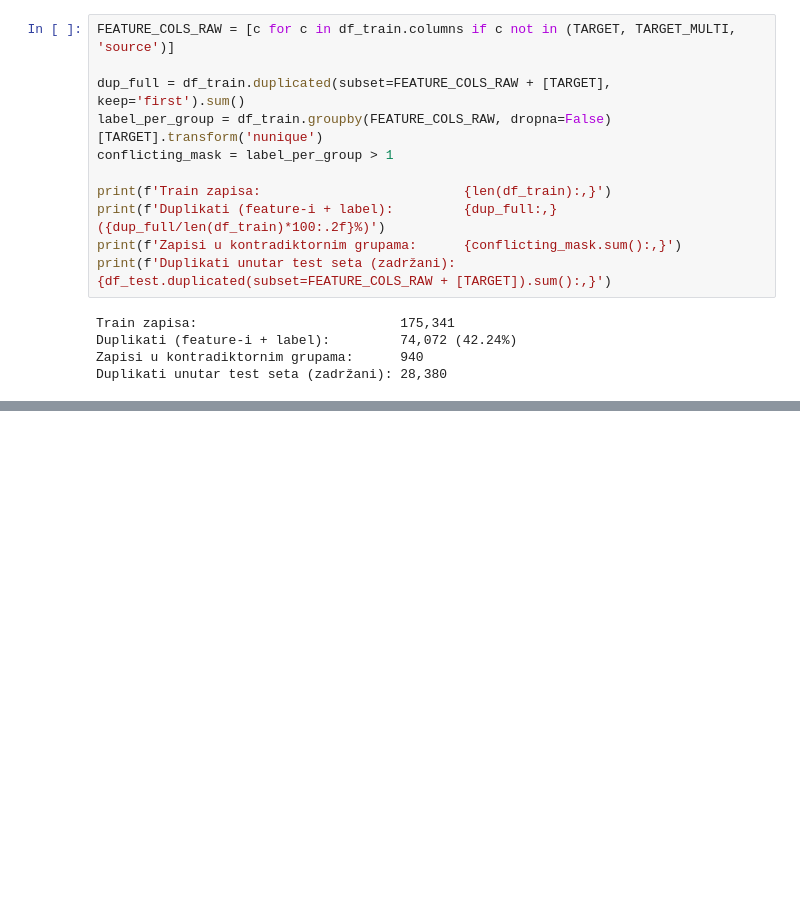
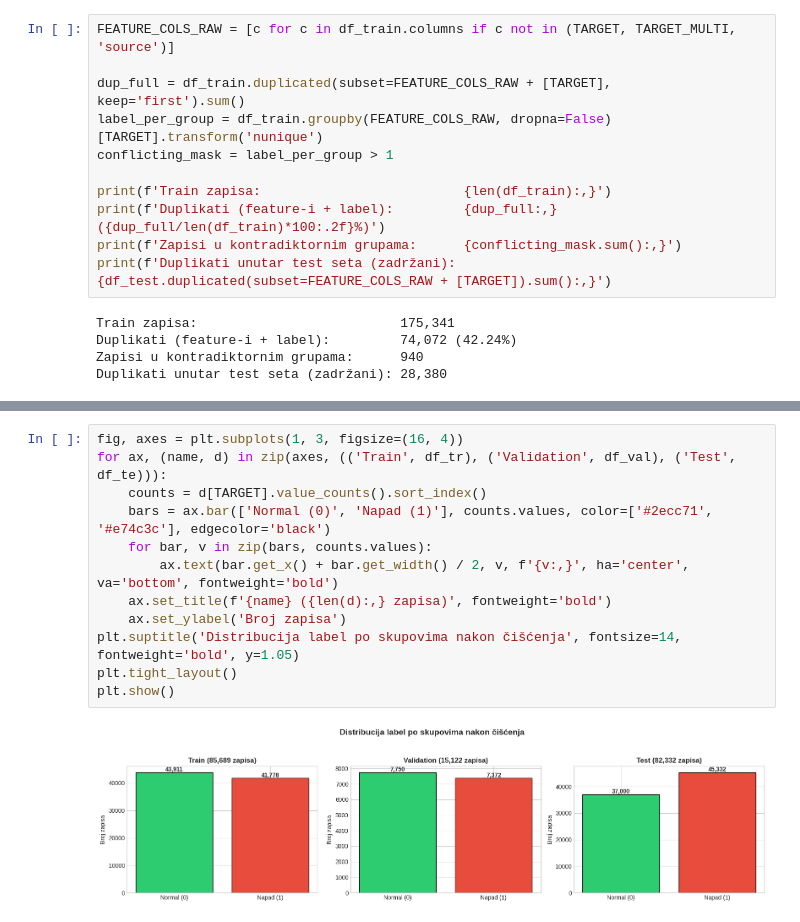
Before and after one commit to fadzankerim/Network-Intrusion-Detection-System, a Jupyter notebook: Cleaning_Transformation.ipynb, the cells around one changed output, grey strips where cells are left out. Drawn from its saved outputs; the diff is of its cells as text; blank space fills up the shorter version.

```diff
--- a/Cleaning_Transformation.ipynb
+++ b/Cleaning_Transformation.ipynb
@@ -305,0 +658,14 @@ Distribucija attack_cat u train skupu nakon čišćenja:
+# %%
+fig, axes = plt.subplots(1, 3, figsize=(16, 4))
+for ax, (name, d) in zip(axes, (('Train', df_tr), ('Validation', df_val), ('Test', df_te))):
+    counts = d[TARGET].value_counts().sort_index()
+    bars = ax.bar(['Normal (0)', 'Napad (1)'], counts.values, color=['#2ecc71', '#e74c3c'], edgecolor='black')
+    for bar, v in zip(bars, counts.values):
+        ax.text(bar.get_x() + bar.get_width() / 2, v, f'{v:,}', ha='center', va='bottom', fontweight='bold')
+    ax.set_title(f'{name} ({len(d):,} zapisa)', fontweight='bold')
+    ax.set_ylabel('Broj zapisa')
+plt.suptitle('Distribucija label po skupovima nakon čišćenja', fontsize=14, fontweight='bold', y=1.05)
+plt.tight_layout()
+plt.show()
+# %% [output]
+[figure, added]
```
Also changed, not shown: parts of 16 cells of this notebook.
